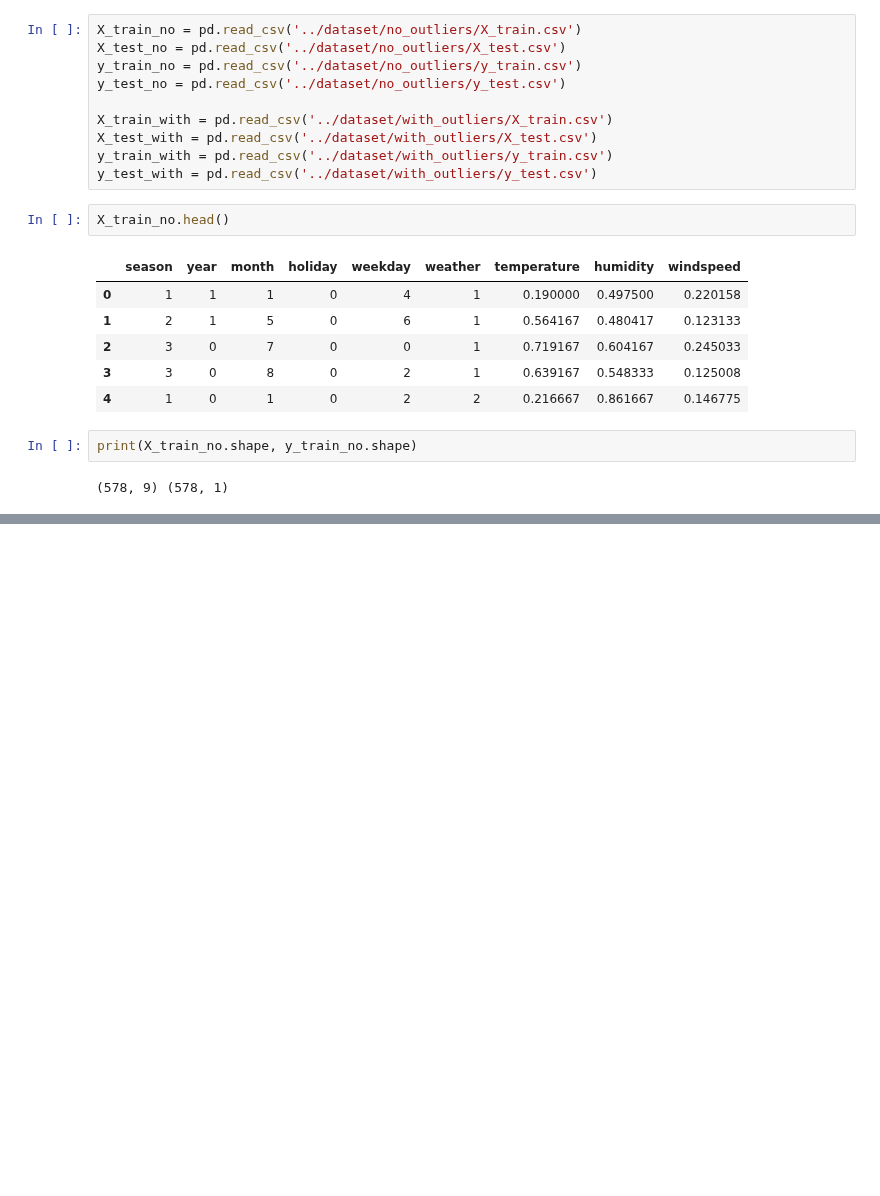
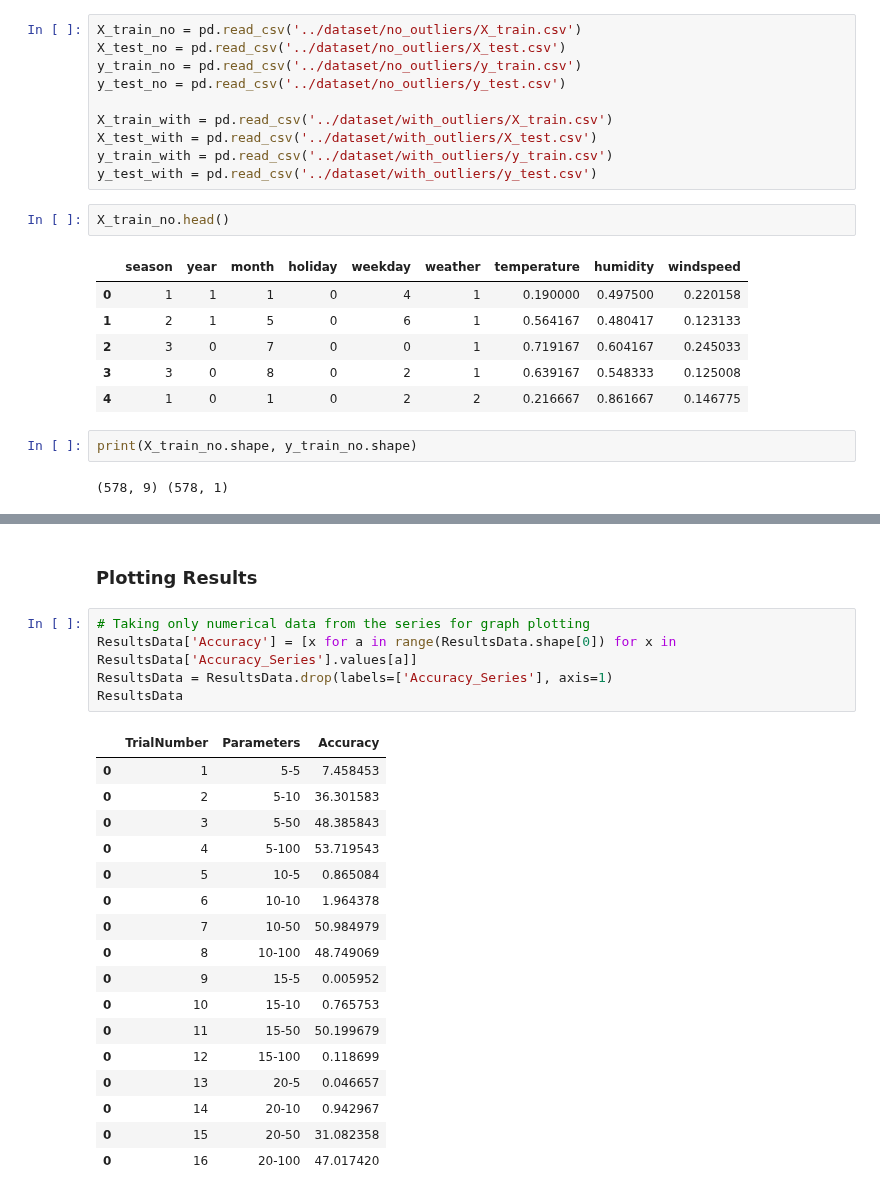
Before and after one commit to lianaling/bike-rental-forecast, a Jupyter notebook: notebooks/ArtificialNeuralNetworks.ipynb, the cells around one changed output, grey strips where cells are left out. Cells and saved outputs as stored; diff of their text form; blank space fills up the shorter version.

```diff
--- a/notebooks/ArtificialNeuralNetworks.ipynb
+++ b/notebooks/ArtificialNeuralNetworks.ipynb
@@ -101,0 +179,25 @@ Epoch 50/50
+# %% [markdown]
+### Plotting Results
+# %%
+# Taking only numerical data from the series for graph plotting
+ResultsData['Accuracy'] = [x for a in range(ResultsData.shape[0]) for x in ResultsData['Accuracy_Series'].values[a]]
+ResultsData = ResultsData.drop(labels=['Accuracy_Series'], axis=1)
+ResultsData
+# %% [output]
+|  | TrialNumber | Parameters | Accuracy |
+| 0 | 1 | 5-5 | 7.458453 |
+| 0 | 2 | 5-10 | 36.301583 |
+| 0 | 3 | 5-50 | 48.385843 |
+| 0 | 4 | 5-100 | 53.719543 |
+| 0 | 5 | 10-5 | 0.865084 |
+| 0 | 6 | 10-10 | 1.964378 |
+| 0 | 7 | 10-50 | 50.984979 |
+| 0 | 8 | 10-100 | 48.749069 |
+| 0 | 9 | 15-5 | 0.005952 |
+| 0 | 10 | 15-10 | 0.765753 |
+| 0 | 11 | 15-50 | 50.199679 |
+| 0 | 12 | 15-100 | 0.118699 |
+| 0 | 13 | 20-5 | 0.046657 |
+| 0 | 14 | 20-10 | 0.942967 |
+| 0 | 15 | 20-50 | 31.082358 |
+| 0 | 16 | 20-100 | 47.017420 |
```
Also changed, not shown: parts of 11 cells of this notebook.
